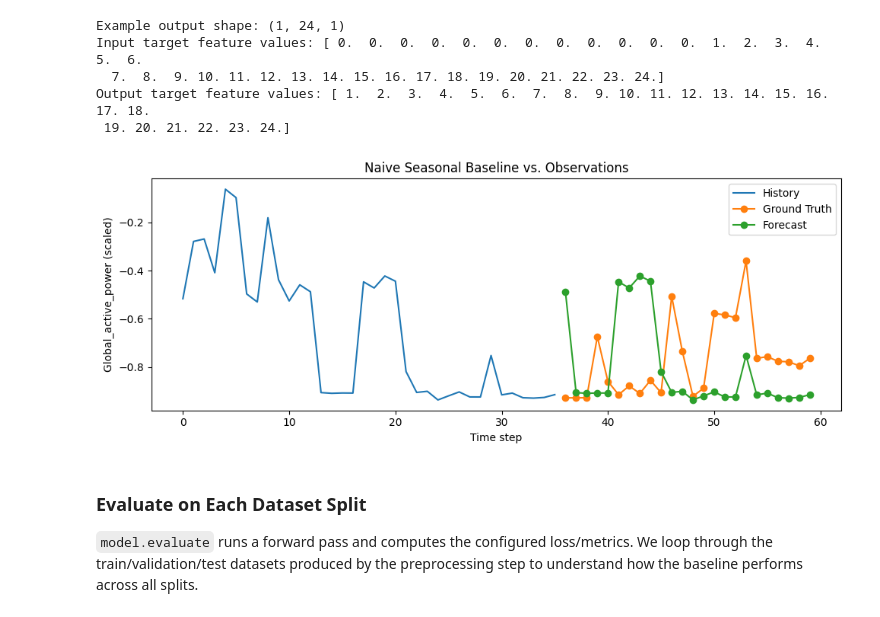
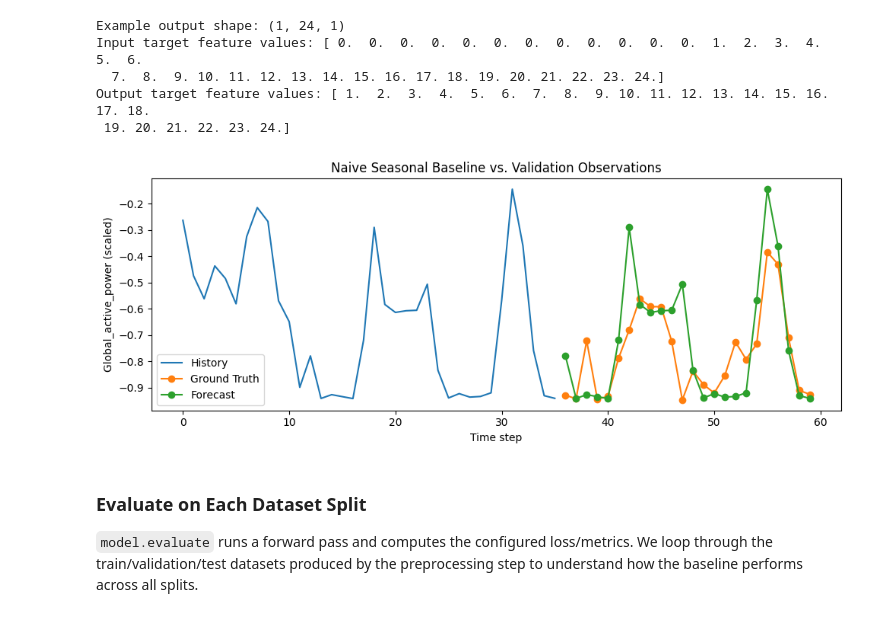
Before and after one commit to giulatona/iecon2025_tutorial, a Jupyter notebook: notebooks/03_forecasting_models.ipynb, the cells around one changed output. Drawn from its saved outputs; the diff is of its cells as text; code cells hidden in the pictures.

```diff
--- a/notebooks/03_forecasting_models.ipynb
+++ b/notebooks/03_forecasting_models.ipynb
@@ -151,13 +134,14 @@ Training configuration:
 # Load and preprocess the dataset using the preprocessing pipeline
 results = load_and_preprocess_data(
     data_path=str(data_file),
-    downsample_freq='1H',  # Hourly data for faster training
-    window_size=TRAINING_CONFIG['window_size'],
-    forecast_horizon=TRAINING_CONFIG['forecast_horizon'],
-    batch_size=TRAINING_CONFIG['batch_size'],
-    target_columns=TRAINING_CONFIG['target_columns'],  # Predict Global_active_power only
-    use_time_features=TRAINING_CONFIG['use_time_features'],
-    use_holiday_features=TRAINING_CONFIG['use_holiday_features'],
+    downsample_freq=SETUP_CONFIG['downsample_freq'],
+    num_fourier_terms=SETUP_CONFIG['num_fourier_terms'],
+    window_size=SETUP_CONFIG['window_size'],
+    forecast_horizon=SETUP_CONFIG['forecast_horizon'],
+    batch_size=SETUP_CONFIG['batch_size'],
+    target_columns=SETUP_CONFIG['target_columns'],  # Predict Global_active_power only
+    use_time_features=SETUP_CONFIG['use_time_features'],
+    use_holiday_features=SETUP_CONFIG['use_holiday_features'],
     verbose=True  # Enable function's verbose output
 )
 
@@ -239,7 +216,7 @@ To implement this baseline with the Keras **Functional API**, we will:
 - wrap the result in a `keras.Model` so it integrates seamlessly with Keras training, evaluation, and metric utilities.
 # %%
 SEASONAL_PERIOD = 24  # Number of time steps representing one seasonal cycle
-used_target_index = TRAINING_CONFIG['target_columns'][0]
+used_target_index = SETUP_CONFIG['target_columns'][0]
 
 def build_naive_seasonal_model(window_size, forecast_horizon, num_features, seasonal_period, target_index=0):
     """Return a keras.Model that copies the target from the previous seasonal cycle."""
@@ -260,11 +237,9 @@ def build_naive_seasonal_model(window_size, forecast_horizon, num_features, seas
     return keras.Model(inputs=inputs, outputs=outputs, name="naive_seasonal_model")
 
 naive_seasonal_model = build_naive_seasonal_model(
-    window_size=TRAINING_CONFIG['window_size'],
-    forecast_horizon=TRAINING_CONFIG['forecast_horizon'],
+    window_size=SETUP_CONFIG['window_size'],
+    forecast_horizon=SETUP_CONFIG['forecast_horizon'],
     num_features=num_features,
     seasonal_period=SEASONAL_PERIOD,
-    target_index=used_target_index
+    target_index=used_target_index,
 )
-
-naive_seasonal_model.summary()
@@ -348,14 +311,14 @@ def plot_forecast_sample(model, dataset, config, sample_index=0, target_index=0,
 # %%
 plot_forecast_sample(
     model=naive_seasonal_model,
-    dataset=test_dataset,
-    config=TRAINING_CONFIG,
+    dataset=val_dataset,
+    config=SETUP_CONFIG,
     sample_index=0,
     target_index=used_target_index,
-    title="Naive Seasonal Baseline vs. Observations"
+    title="Naive Seasonal Baseline vs. Validation Observations"
 )
 # %% [output]
-[figure, old version]
+[figure, new version]
 # %% [markdown]
 ### Evaluate on Each Dataset Split
 
```
Also changed, not shown: parts of 36 cells of this notebook.
